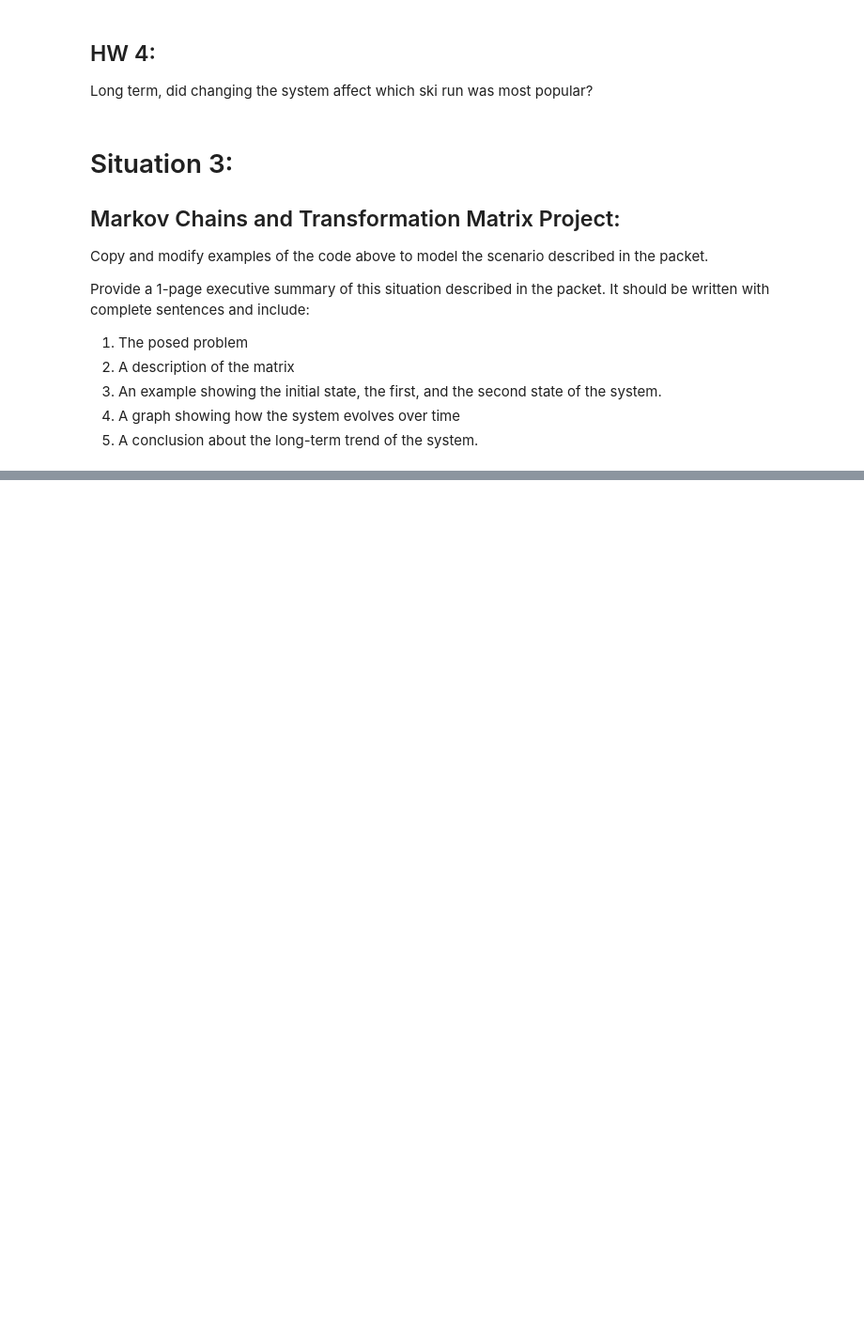
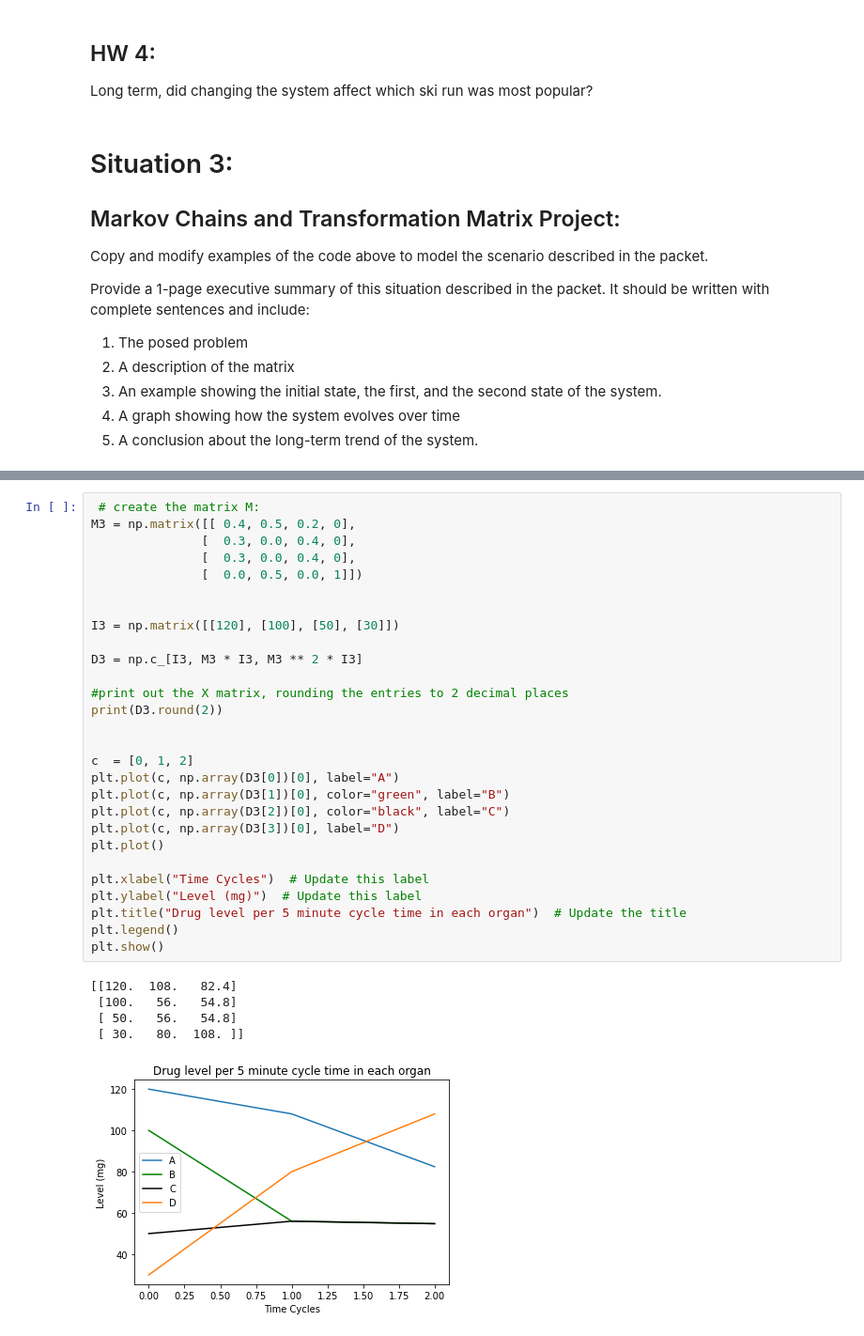
Before and after one commit to j-ahles/s-23-math242, a Jupyter notebook: Copy_of_The_Ski_Hill_Transition_Matrices_and_Markov_Chains.ipynb, the cells around one changed output, grey strips where cells are left out. Shown: that part at 94% size. Drawn from its saved outputs; the diff is of its cells as text; blank space fills up the shorter version.

```diff
--- a/Copy_of_The_Ski_Hill_Transition_Matrices_and_Markov_Chains.ipynb
+++ b/Copy_of_The_Ski_Hill_Transition_Matrices_and_Markov_Chains.ipynb
@@ -314,0 +359,34 @@ Provide a 1-page executive summary of this situation described in the packet.  I
+# %%
+ # create the matrix M:
+M3 = np.matrix([[ 0.4, 0.5, 0.2, 0],
+               [  0.3, 0.0, 0.4, 0],
+               [  0.3, 0.0, 0.4, 0],
+               [  0.0, 0.5, 0.0, 1]])
+
+
+I3 = np.matrix([[120], [100], [50], [30]])
+
+D3 = np.c_[I3, M3 * I3, M3 ** 2 * I3]
+
+#print out the X matrix, rounding the entries to 2 decimal places
+print(D3.round(2))
+
+
+c  = [0, 1, 2]
+plt.plot(c, np.array(D3[0])[0], label="A")
+plt.plot(c, np.array(D3[1])[0], color="green", label="B")
+plt.plot(c, np.array(D3[2])[0], color="black", label="C")
+plt.plot(c, np.array(D3[3])[0], label="D")
+plt.plot()
+
+plt.xlabel("Time Cycles")  # Update this label
+plt.ylabel("Level (mg)")  # Update this label
+plt.title("Drug level per 5 minute cycle time in each organ")  # Update the title
+plt.legend()
+plt.show()
+# %% [output]
+[[120.  108.   82.4]
+ [100.   56.   54.8]
+ [ 50.   56.   54.8]
+ [ 30.   80.  108. ]]
+[figure, added]
```
Also changed, not shown: parts of 1 cell of this notebook.
